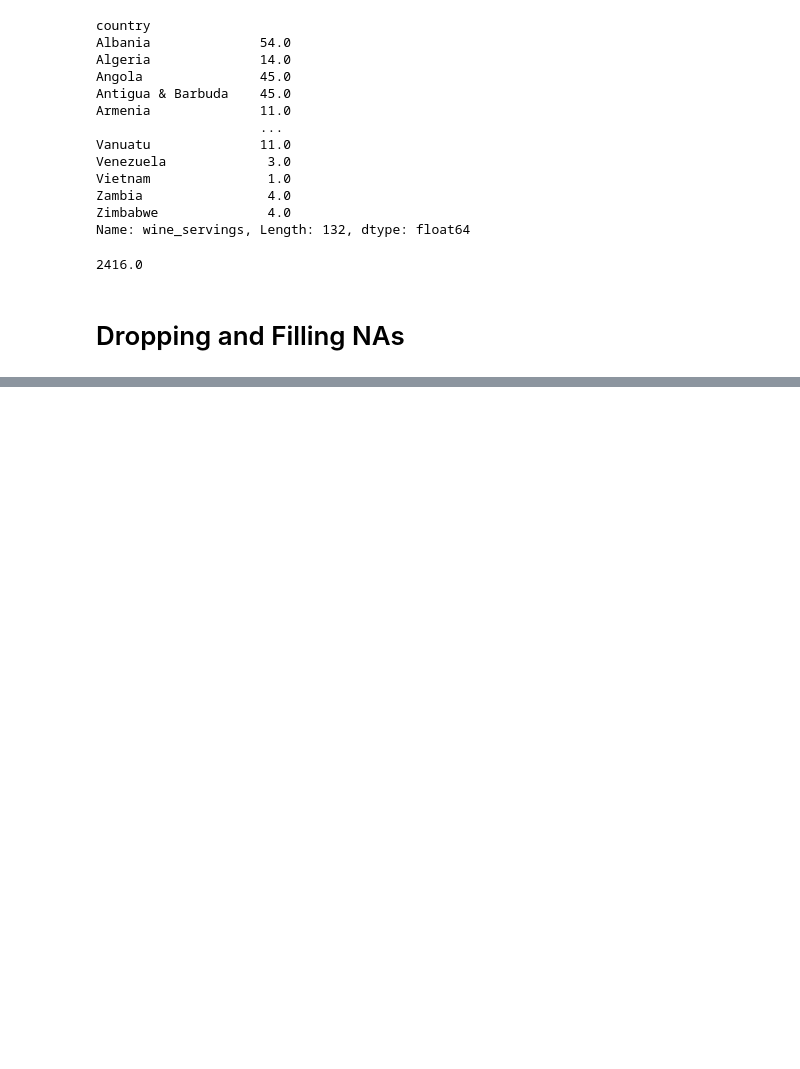
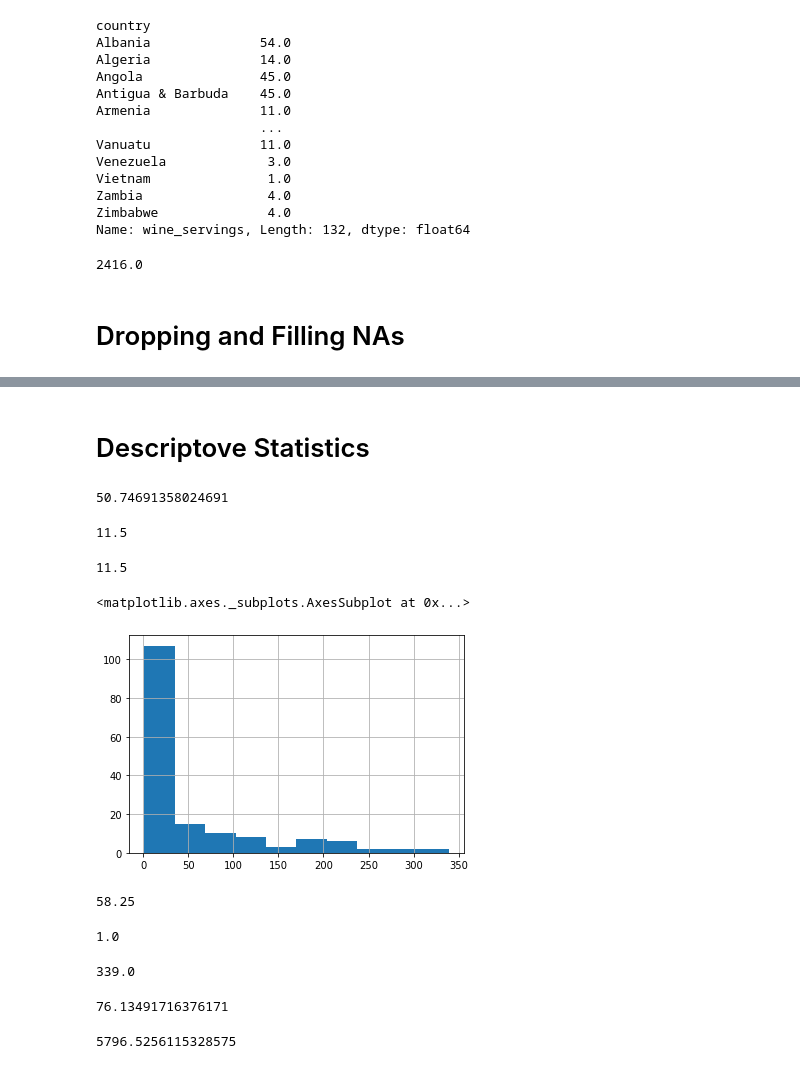
Before and after one commit to Gitanjali1992/pandas, a Jupyter notebook: Series_Methods_and_Handling.ipynb, the cells around one changed output, grey strips where cells are left out. Saved outputs shown, nothing was run; the diff lists cells and outputs as text; code cells hidden in the pictures; blank space fills up the shorter version.

```diff
--- a/Series_Methods_and_Handling.ipynb
+++ b/Series_Methods_and_Handling.ipynb
@@ -574,0 +625,4 @@ wine_servings[wine_servings < 100].sum()
+# %%
+alcohol.fillna(100, inplace = False)
+# this is equivalent to: alcohol.fillna(100)
+# inplace param if set to True will alter the original series
@@ -574,0 +643,51 @@ wine_servings[wine_servings < 100].sum()
+# %% [markdown]
+# Descriptove Statistics
+# %%
+# Average
+# alcohol.sum()/alcohol.count()
+alcohol.mean()
+# %% [output]
+50.74691358024691
+# %%
+# Median
+alcohol.median()
+# %% [output]
+11.5
+# %%
+# Median- Another way
+# alcohol.quantile(q=.5) ~ alcohol.quantile(.5)
+alcohol.quantile(.5)
+# %% [output]
+11.5
+# %%
+# Understanding skew via data visulization in Pandas:
+alcohol.hist()
+# %% [output]
+<matplotlib.axes._subplots.AxesSubplot at 0x...>
+[figure, added]
+# %%
+# iqr
+iqr = alcohol.quantile(.75) - alcohol.quantile(.25)
+iqr
+# %% [output]
+58.25
+# %%
+# Min and Max
+alcohol.min()
+# %% [output]
+1.0
+# %%
+alcohol.max()
+# %% [output]
+339.0
+# %%
+# Standard Deviation:
+# is the square root of the variance
+alcohol.std()
+# %% [output]
+76.13491716376171
+# %%
+# Variance
+alcohol.var()
+# %% [output]
+5796.5256115328575
```
Also changed, not shown: parts of 9 cells of this notebook.
